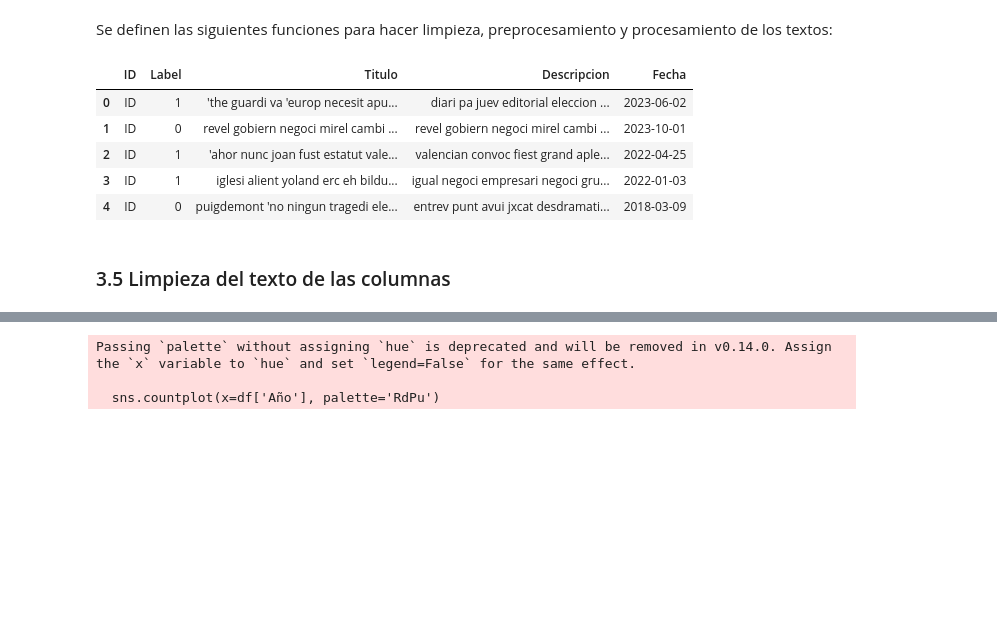
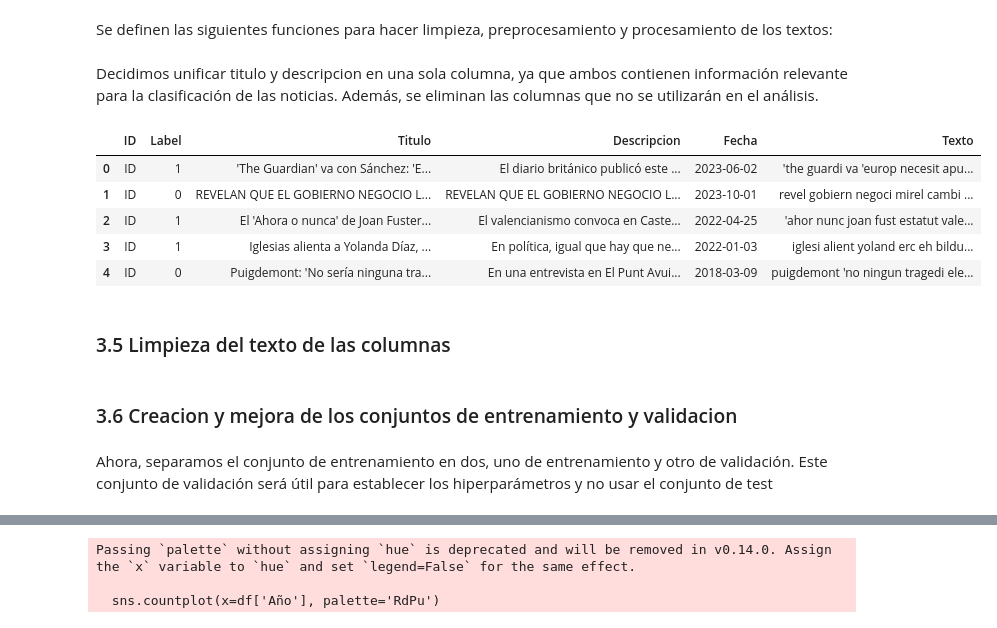
Before and after one commit to cflorido/Text-Analytics-Tool, a Jupyter notebook: NataliaCode.ipynb, the cells around one changed output, grey strips where cells are left out. Saved outputs shown, nothing was run; the diff lists cells and outputs as text; code cells hidden in the pictures; blank space fills up the shorter version.

```diff
--- a/NataliaCode.ipynb
+++ b/NataliaCode.ipynb
@@ -404,17 +438,19 @@ def procesar(texto):
     palabras = preprocesar(palabras)
     palabras = aplicarStemmingYLematizacion(palabras)
     return ' '.join(palabras)
+# %% [markdown]
+Decidimos unificar titulo y descripcion en una sola columna, ya que ambos contienen información relevante para la clasificación de las noticias. Además, se eliminan las columnas que no se utilizarán en el análisis.
 # %%
 df_procesado = df.copy()
-df_procesado['Titulo'] = df_procesado['Titulo'].apply(procesar)
-df_procesado['Descripcion'] = df_procesado['Descripcion'].apply(procesar)
+df_procesado['Texto'] = df['Titulo'] + ' ' + df['Descripcion']
+df_procesado['Texto'] = df_procesado['Texto'].apply(procesar)
 df_procesado.head()
 # %% [output]
-|  | ID | Label | Titulo | Descripcion | Fecha |
-| 0 | ID | 1 | 'the guardi va 'europ necesit apu... | diari pa juev editorial eleccion ... | 2023-06-02 |
-| 1 | ID | 0 | revel gobiern negoci mirel cambi ... | revel gobiern negoci mirel cambi ... | 2023-10-01 |
-| 2 | ID | 1 | 'ahor nunc joan fust estatut vale... | valencian convoc fiest grand aple... | 2022-04-25 |
-| 3 | ID | 1 | iglesi alient yoland erc eh bildu... | igual negoci empresari negoci gru... | 2022-01-03 |
-| 4 | ID | 0 | puigdemont 'no ningun tragedi ele... | entrev punt avui jxcat desdramati... | 2018-03-09 |
+|  | ID | Label | Titulo | Descripcion | Fecha | Texto |
+| 0 | ID | 1 | 'The Guardian' va con Sánchez: 'E... | El diario británico publicó este ... | 2023-06-02 | 'the guardi va 'europ necesit apu... |
+| 1 | ID | 0 | REVELAN QUE EL GOBIERNO NEGOCIO L... | REVELAN QUE EL GOBIERNO NEGOCIO L... | 2023-10-01 | revel gobiern negoci mirel cambi ... |
+| 2 | ID | 1 | El 'Ahora o nunca' de Joan Fuster... | El valencianismo convoca en Caste... | 2022-04-25 | 'ahor nunc joan fust estatut vale... |
+| 3 | ID | 1 | Iglesias alienta a Yolanda Díaz, ... | En política, igual que hay que ne... | 2022-01-03 | iglesi alient yoland erc eh bildu... |
+| 4 | ID | 0 | Puigdemont: 'No sería ninguna tra... | En una entrevista en El Punt Avui... | 2018-03-09 | puigdemont 'no ningun tragedi ele... |
 # %% [markdown]
 ### 3.5 Limpieza del texto de las columnas
@@ -430,0 +461,4 @@ df['Descripcion'] = df['Descripcion'].apply(clean_text)
+# %% [markdown]
+### 3.6 Creacion y mejora de los conjuntos de entrenamiento y validacion
+# %% [markdown]
+Ahora, separamos el conjunto de entrenamiento en dos, uno de entrenamiento y otro de validación. Este conjunto de validación será útil para establecer los hiperparámetros y no usar el conjunto de test
```
Also changed, not shown: parts of 79 cells of this notebook, 1 other file.
